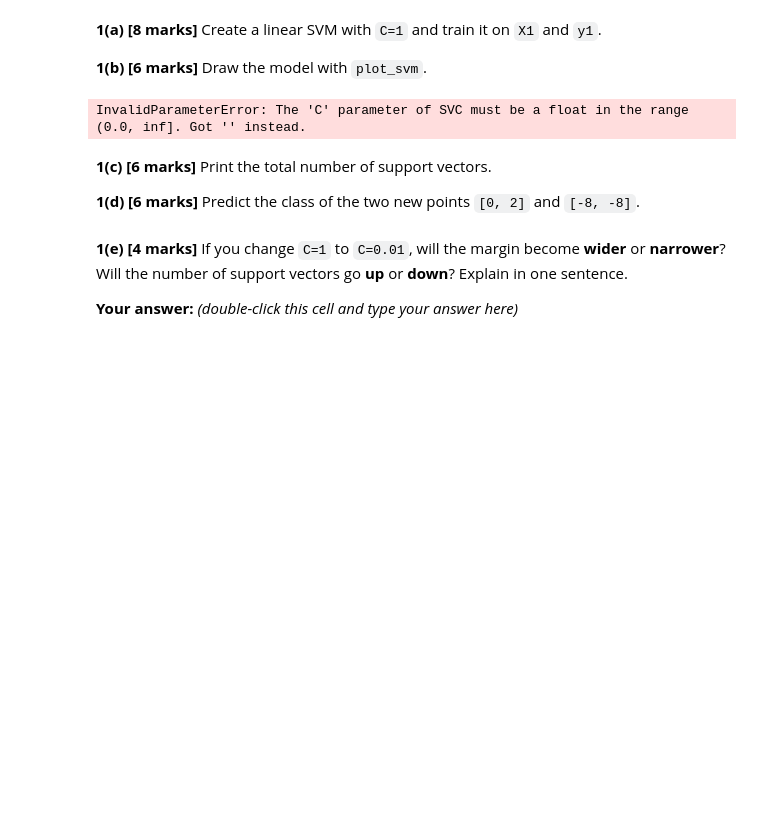
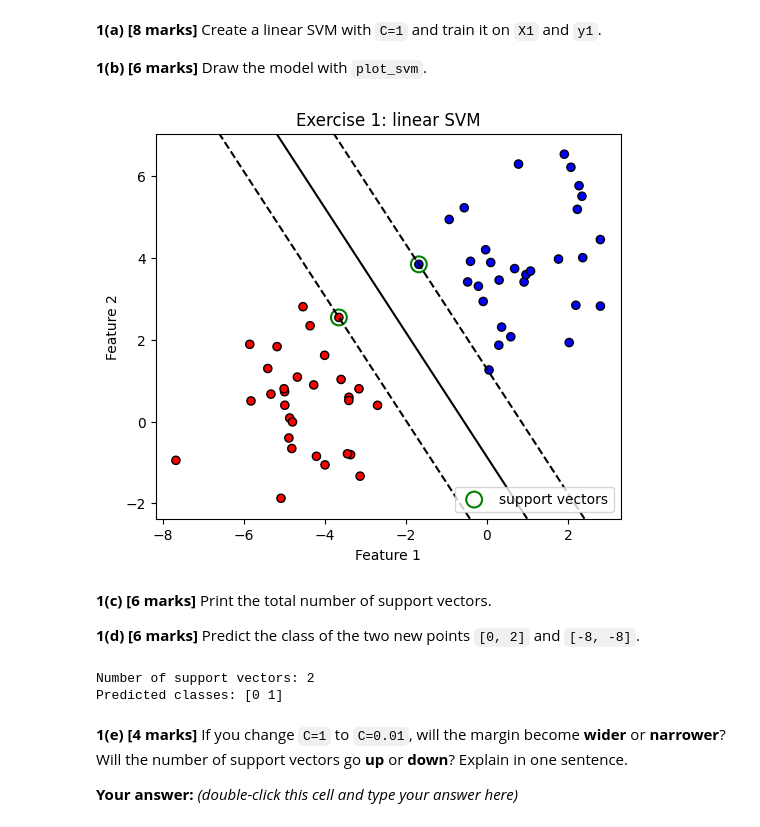
Before and after one commit to abdumalik1234-debug/week10-lab, a Jupyter notebook: Lab_SVM_A85204924039.ipynb, the cells around one changed output. Drawn from its saved outputs; the diff is of its cells as text; code cells hidden in the pictures; blank space fills up the shorter version.

```diff
--- a/Lab_SVM_A85204924039.ipynb
+++ b/Lab_SVM_A85204924039.ipynb
@@ -634,30 +634,24 @@ plt.show()
 **1(a) [8 marks]** Create a linear SVM with `C=1` and train it on `X1` and `y1`.
 
 **1(b) [6 marks]** Draw the model with `plot_svm`.
-# %%
-# 1(a) Create the model: the kernel should be "linear" and C should be 1
-model1 = SVC(kernel=___, C=___)
-
-# 1(a) Train the model on X1 and y1
-model1.fit(___, ___)
-
-# 1(b) Draw the model, the data and the title "Exercise 1: linear SVM"
-plot_svm(___, ___, ___, "Exercise 1: linear SVM")
-plt.show()
-# %% [output]
-InvalidParameterError: The 'C' parameter of SVC must be a float in the range (0.0, inf]. Got '' instead.
+# %%
+model1 = SVC(kernel="linear", C=1)
+model1.fit(X1, y1)
+plot_svm(model1, X1, y1, "Exercise 1: linear SVM")
+plt.show()
+# %% [output]
+[figure, added]
 # %% [markdown]
 **1(c) [6 marks]** Print the total number of support vectors.
 
 **1(d) [6 marks]** Predict the class of the two new points `[0, 2]` and `[-8, -8]`.
 # %%
-# 1(c) Total number of support vectors (hint: len of model1.support_vectors_)
-print("Number of support vectors:", ___)
-
-# 1(d) Predict the class of the new points
-new_points = np.array([[0, 2],
-                       [-8, -8]])
-print("Predicted classes:", model1.predict(___))
+print("Number of support vectors:", len(model1.support_vectors_))
+new_points = np.array([[0, 2], [-8, -8]])
+print("Predicted classes:", model1.predict(new_points))
+# %% [output]
+Number of support vectors: 2
+Predicted classes: [0 1]
 # %% [markdown]
 **1(e) [4 marks]** If you change `C=1` to `C=0.01`, will the margin become **wider** or **narrower**?
 Will the number of support vectors go **up** or **down**? Explain in one sentence.
```
Also changed, not shown: parts of 3 cells of this notebook.
